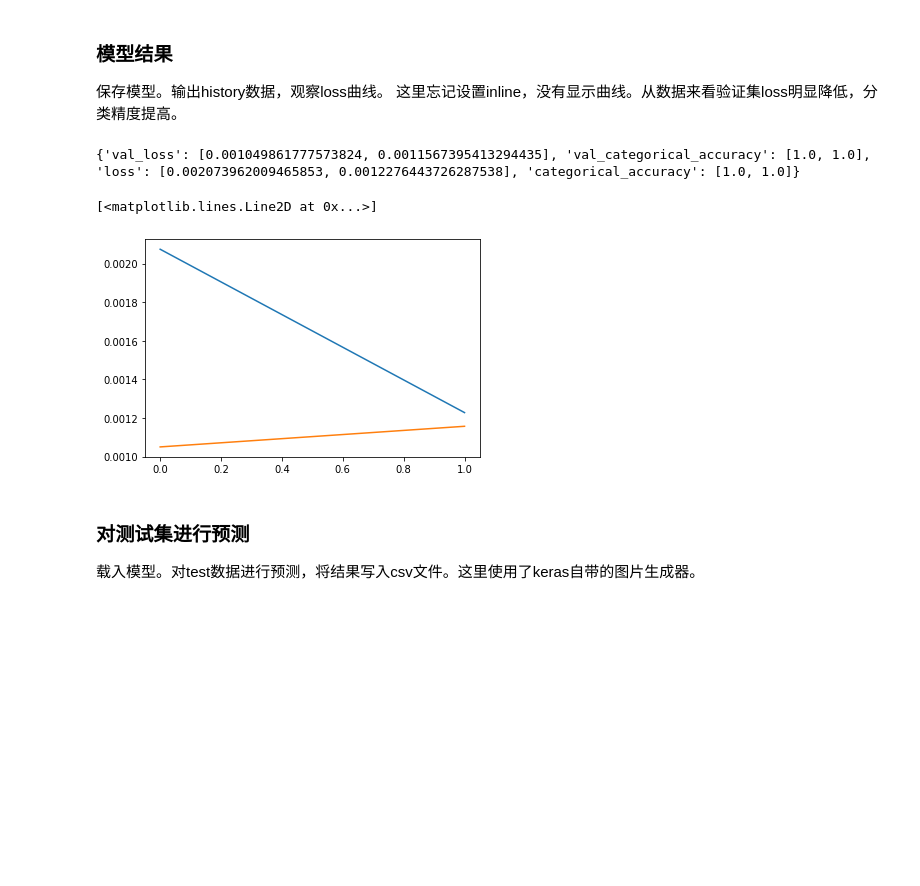
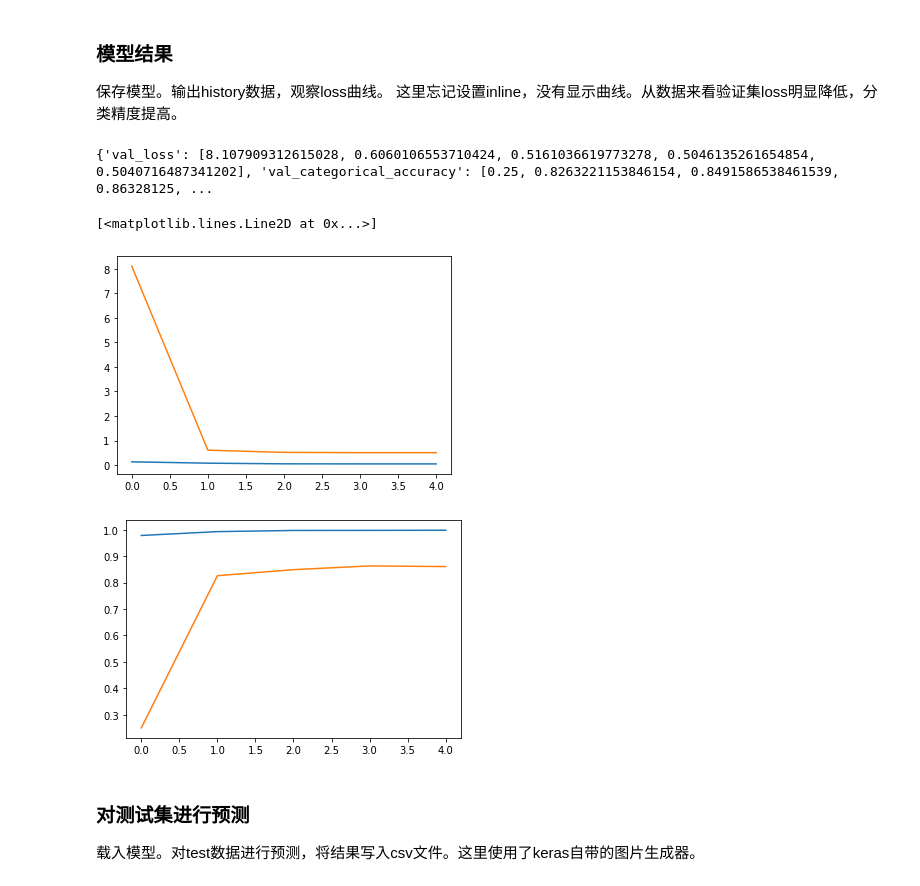
Before and after one commit to perfectism13/learning_colab, a Jupyter notebook: MFFs_model/mffs_model.ipynb, the cells around one changed output. Drawn from its saved outputs; the diff is of its cells as text; code cells hidden in the pictures; blank space fills up the shorter version.

```diff
--- a/MFFs_model/mffs_model.ipynb
+++ b/MFFs_model/mffs_model.ipynb
@@ -664,13 +669,17 @@ Epoch 3/5
 # %%
 from matplotlib import pyplot as plt
 print (hist.history)
 plt.figure(1)
 plt.plot (hist.history['loss'])
 plt.plot (hist.history['val_loss'])
+plt.figure(2)
+plt.plot (hist.history['categorical_accuracy'])
+plt.plot (hist.history['val_categorical_accuracy'])
 # %% [output]
-{'val_loss': [0.001049861777573824, 0.0011567395413294435], 'val_categorical_accuracy': [1.0, 1.0], 'loss': [0.002073962009465853, 0.0012276443726287538], 'categorical_accuracy': [1.0, 1.0]}
+{'val_loss': [8.107909312615028, 0.6060106553710424, 0.5161036619773278, 0.5046135261654854, 0.5040716487341202], 'val_categorical_accuracy': [0.25, 0.8263221153846154, 0.8491586538461539, 0.86328125, ...
 [<matplotlib.lines.Line2D at 0x...>]
-[figure, old version]
+[figure, new version]
+[figure, added]
 # %% [markdown]
 ### 对测试集进行预测
 
```
Also changed, not shown: parts of 1 cell of this notebook.
